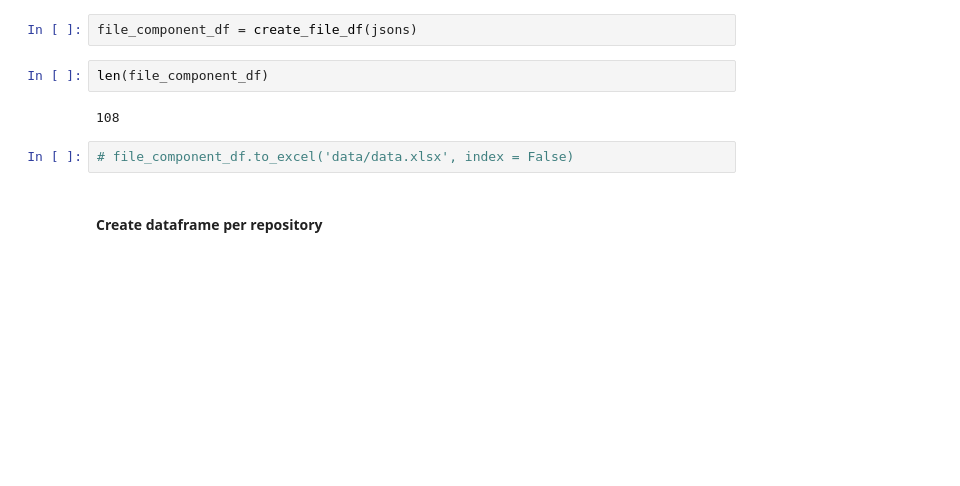
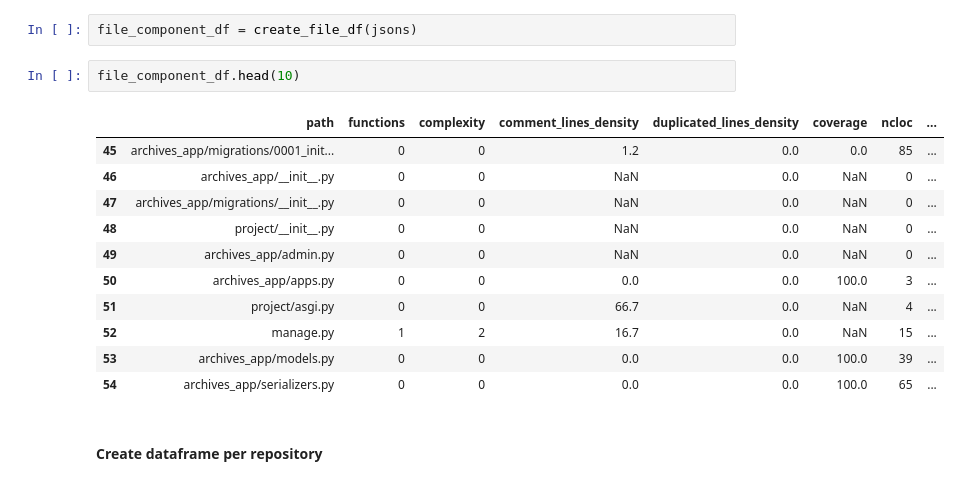
Before and after one commit to fga-eps-mds/2021.1-PC-GO1, a Jupyter notebook: analytics-notebooks/analytics.ipynb, the cells around one changed output. Drawn from its saved outputs; the diff is of its cells as text; blank space fills up the shorter version.

```diff
--- a/analytics-notebooks/analytics.ipynb
+++ b/analytics-notebooks/analytics.ipynb
@@ -186,12 +191,20 @@ def create_file_df(json_list):
     return df
 # %%
 file_component_df = create_file_df(jsons)
-# %%
-len(file_component_df)
-# %% [output]
-108
-# %%
-# file_component_df.to_excel('data/data.xlsx', index = False)
+# %%
+file_component_df.head(10)
+# %% [output]
+|  | path | functions | complexity | comment_lines_density | duplicated_lines_density | coverage | ncloc | ... |
+| 45 | archives_app/migrations/0001_init... | 0 | 0 | 1.2 | 0.0 | 0.0 | 85 | ... |
+| 46 | archives_app/__init__.py | 0 | 0 | NaN | 0.0 | NaN | 0 | ... |
+| 47 | archives_app/migrations/__init__.py | 0 | 0 | NaN | 0.0 | NaN | 0 | ... |
+| 48 | project/__init__.py | 0 | 0 | NaN | 0.0 | NaN | 0 | ... |
+| 49 | archives_app/admin.py | 0 | 0 | NaN | 0.0 | NaN | 0 | ... |
+| 50 | archives_app/apps.py | 0 | 0 | 0.0 | 0.0 | 100.0 | 3 | ... |
+| 51 | project/asgi.py | 0 | 0 | 66.7 | 0.0 | NaN | 4 | ... |
+| 52 | manage.py | 1 | 2 | 16.7 | 0.0 | NaN | 15 | ... |
+| 53 | archives_app/models.py | 0 | 0 | 0.0 | 0.0 | 100.0 | 39 | ... |
+| 54 | archives_app/serializers.py | 0 | 0 | 0.0 | 0.0 | 100.0 | 65 | ... |
 # %% [markdown]
 #### Create dataframe per repository
 # %%
```
Also changed, not shown: parts of 53 cells of this notebook, 4 other files.
